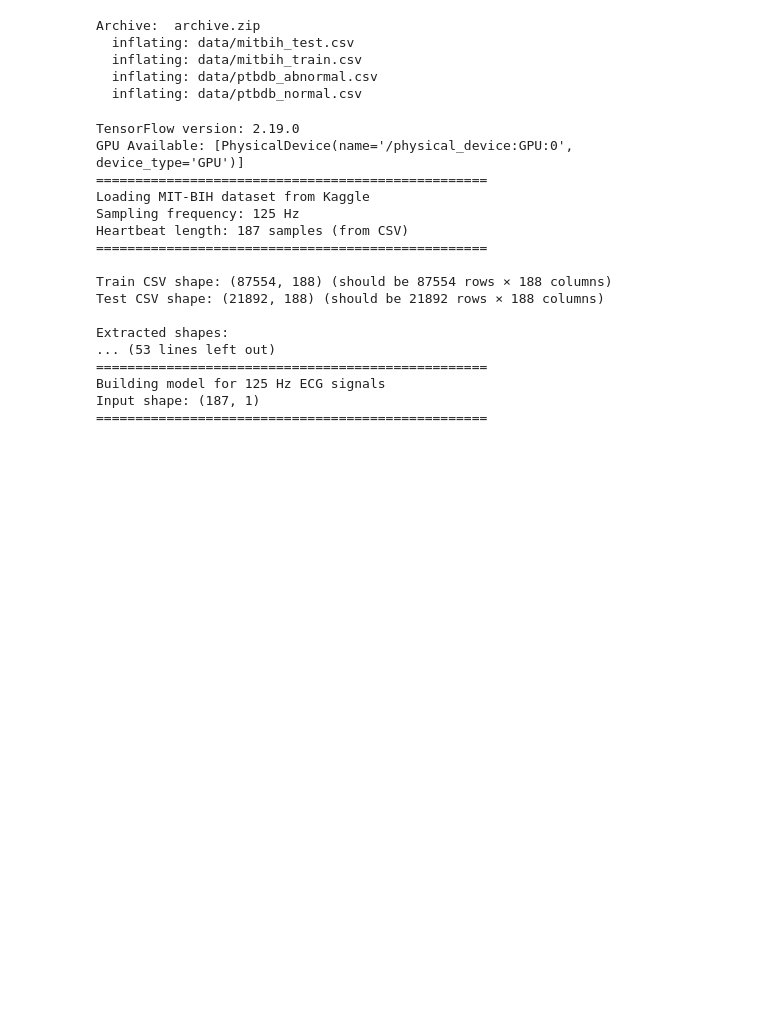
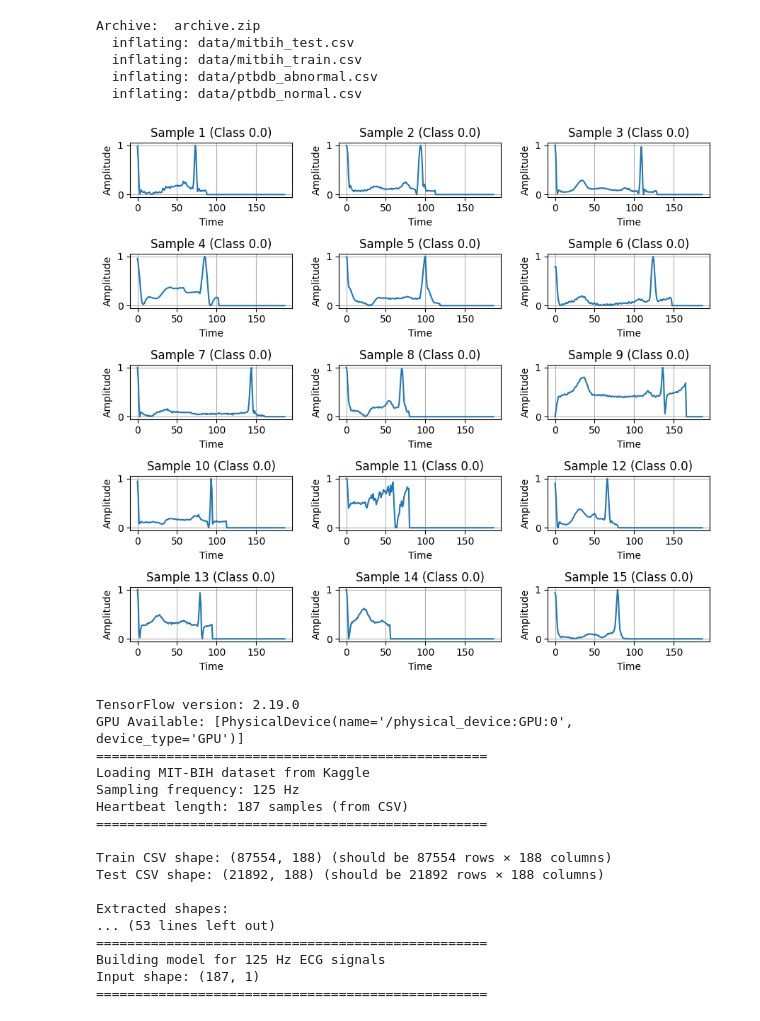
Before and after one commit to tilendra/ecg-arrhythmia-deep-learning, a Jupyter notebook: tc_ECG_Arrhythmia_Classification_CNN.ipynb, the cells around one changed output. Saved outputs shown, nothing was run; the diff lists cells and outputs as text; code cells hidden in the pictures; blank space fills up the shorter version.

Commit message:
Printed ECG Image Support

```diff
--- a/tc_ECG_Arrhythmia_Classification_CNN.ipynb
+++ b/tc_ECG_Arrhythmia_Classification_CNN.ipynb
@@ -32,6 +30,38 @@ Archive:  archive.zip
   inflating: data/mitbih_train.csv
   inflating: data/ptbdb_abnormal.csv
   inflating: data/ptbdb_normal.csv
+# %%
+import matplotlib.pyplot as plt
+import numpy as np
+import pandas as pd
+data_path = "../data/mitbih_test.csv"
+df = pd.read_csv(data_path, header=None)
+df.head()
+# The dataset contains 187 samples and 188 columns. The first 187 columns represent the ECG signal, and the last column (column 187) represents the class label for each sample.
+# The class labels are as follows:
+# 0: Normal beat
+# 1: Supraventricular ectopic beat
+# 2: Ventricular ectopic beat
+# 3: Fusion beat
+# 4: Unknown beat
+# The dataset is imbalanced, with the majority of samples belonging to the normal beat class (class 0).
+# This imbalance can pose challenges for machine learning models, as they may be biased towards the majority class.
+# It is important to consider techniques for handling imbalanced datasets, such as resampling or using appropriate evaluation metrics, when developing models for this dataset.
+# The dataset is commonly used for research in the field of cardiac arrhythmia detection and classification.
+# Researchers often use it to develop and evaluate machine learning models for automatic arrhythmia detection,
+# which can assist in clinical diagnosis and monitoring of patients with heart conditions.
+plt.figure(figsize=(9, 8))
+for i in range(15):
+    plt.subplot(5, 3, i + 1)
+    plt.plot(df.iloc[200+i, :-1])  # Plot the ECG signal for each sample
+    plt.title(f"Sample {i + 1} (Class {df.iloc[200+i, -1]})")
+    plt.xlabel("Time")
+    plt.ylabel("Amplitude")
+    plt.grid()
+plt.tight_layout()
+plt.show()
+# %% [output]
+[figure, added]
 # %%
 # import tensorflow as tf
 # import sys
```
Also changed, not shown: parts of 1 cell of this notebook, 10 other files.
